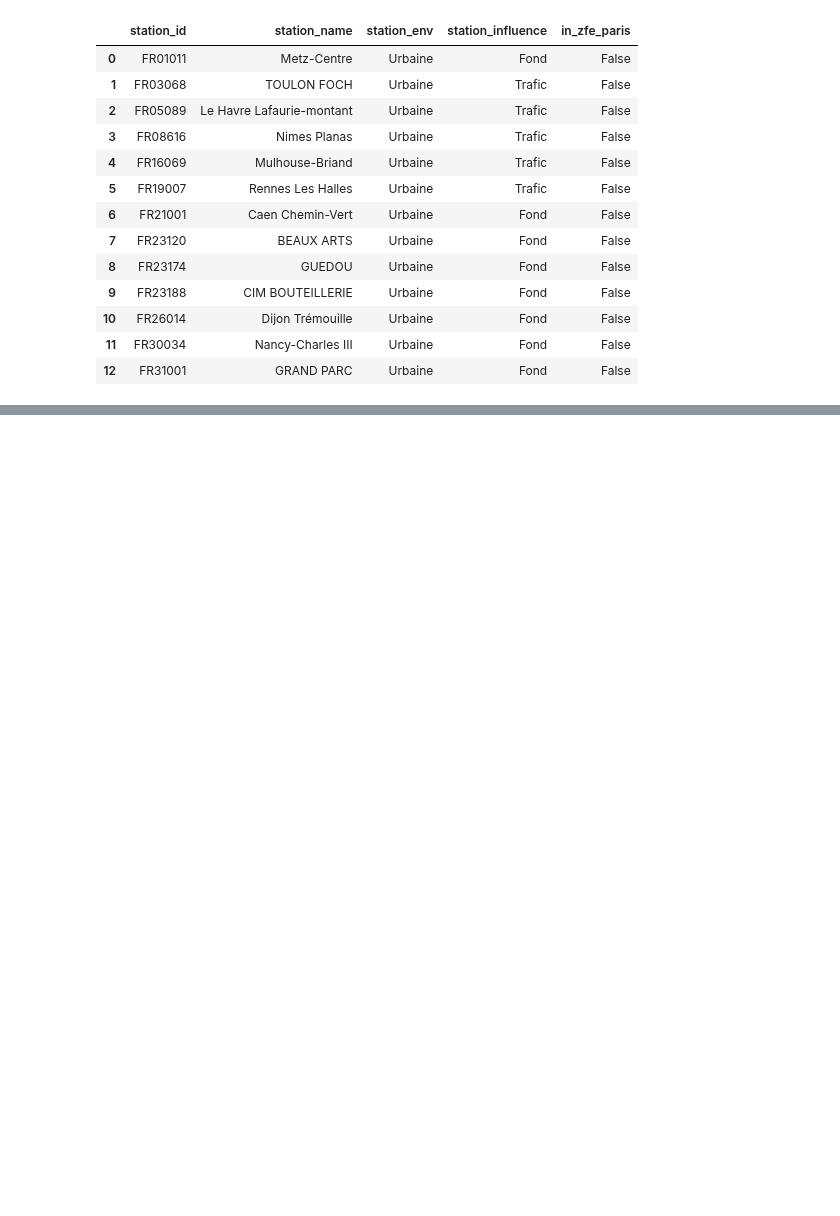
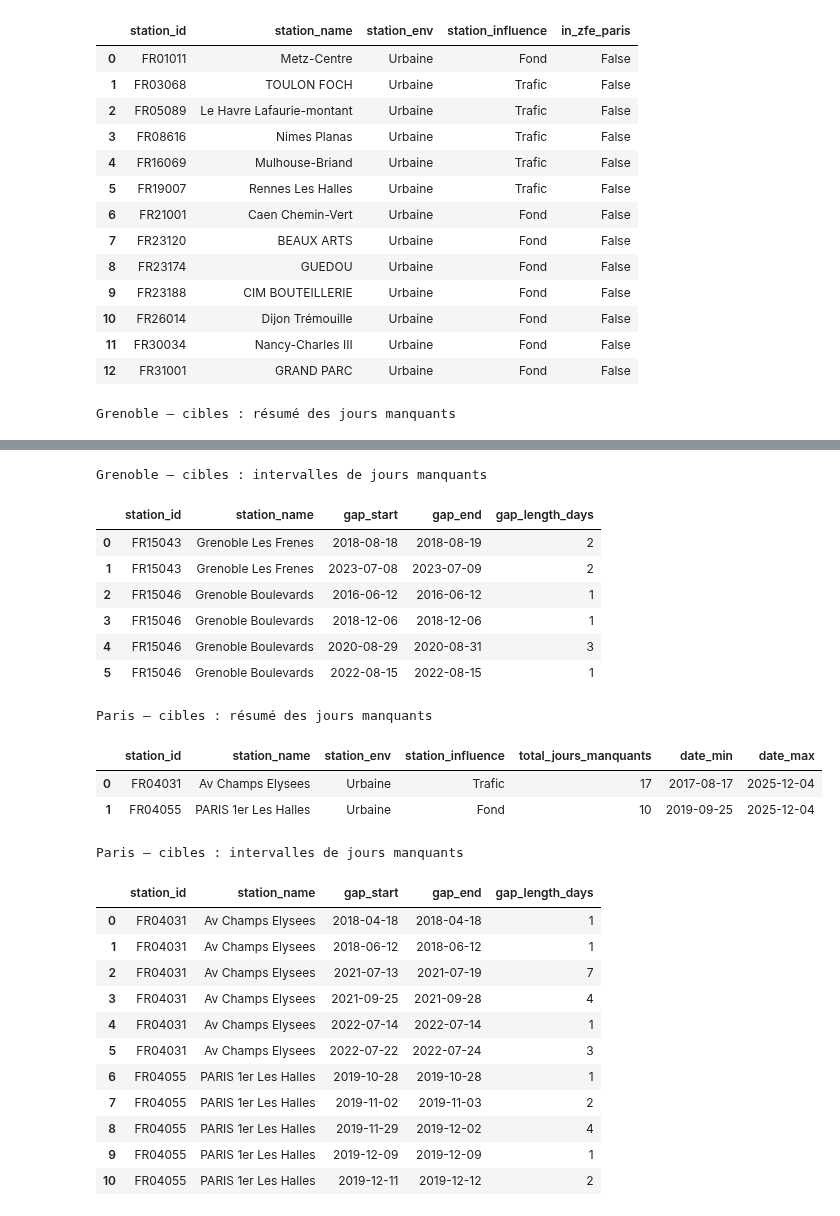
Before and after one commit to pasilvente/project_python_for_data_science_at_ENSAE_ZFE_ML_SCM, a Jupyter notebook: rapport_zfe.ipynb, the cells around one changed output, grey strips where cells are left out. Saved outputs shown, nothing was run; the diff lists cells and outputs as text; code cells hidden in the pictures; blank space fills up the shorter version.

```diff
--- a/rapport_zfe.ipynb
+++ b/rapport_zfe.ipynb
@@ -404,3 +402,32 @@ Donneurs Paris (journalier) : (35972, 9)
 | 10 | FR26014 | Dijon Trémouille | Urbaine | Fond | False |
 | 11 | FR30034 | Nancy-Charles III | Urbaine | Fond | False |
 | 12 | FR31001 | GRAND PARC | Urbaine | Fond | False |
+# %%
+# Cibles : Grenoble et Paris
+grenoble_target_path = DATA_DIR / "pollution_grenoble_no2_daily_clean.csv"
+paris_target_path = DATA_DIR / "pollution_paris_no2_daily_clean.csv"
+
+grenoble_target = pd.read_csv(grenoble_target_path)
+paris_target = pd.read_csv(paris_target_path)
+
+# Résumé des valeurs manquantes pour les cibles
+grenoble_target_missing_summary, grenoble_target_missing_gaps = summarize_missing_daily(
+    grenoble_target
+)
+paris_target_missing_summary, paris_target_missing_gaps = summarize_missing_daily(
+    paris_target
+)
+
+print("Grenoble – cibles : résumé des jours manquants")
+display(grenoble_target_missing_summary)
+
+print("Grenoble – cibles : intervalles de jours manquants")
+display(grenoble_target_missing_gaps)
+
+print("Paris – cibles : résumé des jours manquants")
+display(paris_target_missing_summary)
+
+print("Paris – cibles : intervalles de jours manquants")
+display(paris_target_missing_gaps)
+# %% [output]
+Grenoble – cibles : résumé des jours manquants
@@ -406,0 +437,25 @@ Donneurs Paris (journalier) : (35972, 9)
+Grenoble – cibles : intervalles de jours manquants
+|  | station_id | station_name | gap_start | gap_end | gap_length_days |
+| 0 | FR15043 | Grenoble Les Frenes | 2018-08-18 | 2018-08-19 | 2 |
+| 1 | FR15043 | Grenoble Les Frenes | 2023-07-08 | 2023-07-09 | 2 |
+| 2 | FR15046 | Grenoble Boulevards | 2016-06-12 | 2016-06-12 | 1 |
+| 3 | FR15046 | Grenoble Boulevards | 2018-12-06 | 2018-12-06 | 1 |
+| 4 | FR15046 | Grenoble Boulevards | 2020-08-29 | 2020-08-31 | 3 |
+| 5 | FR15046 | Grenoble Boulevards | 2022-08-15 | 2022-08-15 | 1 |
+Paris – cibles : résumé des jours manquants
+|  | station_id | station_name | station_env | station_influence | total_jours_manquants | date_min | date_max |
+| 0 | FR04031 | Av Champs Elysees | Urbaine | Trafic | 17 | 2017-08-17 | 2025-12-04 |
+| 1 | FR04055 | PARIS 1er Les Halles | Urbaine | Fond | 10 | 2019-09-25 | 2025-12-04 |
+Paris – cibles : intervalles de jours manquants
+|  | station_id | station_name | gap_start | gap_end | gap_length_days |
+| 0 | FR04031 | Av Champs Elysees | 2018-04-18 | 2018-04-18 | 1 |
+| 1 | FR04031 | Av Champs Elysees | 2018-06-12 | 2018-06-12 | 1 |
+| 2 | FR04031 | Av Champs Elysees | 2021-07-13 | 2021-07-19 | 7 |
+| 3 | FR04031 | Av Champs Elysees | 2021-09-25 | 2021-09-28 | 4 |
+| 4 | FR04031 | Av Champs Elysees | 2022-07-14 | 2022-07-14 | 1 |
+| 5 | FR04031 | Av Champs Elysees | 2022-07-22 | 2022-07-24 | 3 |
+| 6 | FR04055 | PARIS 1er Les Halles | 2019-10-28 | 2019-10-28 | 1 |
+| 7 | FR04055 | PARIS 1er Les Halles | 2019-11-02 | 2019-11-03 | 2 |
+| 8 | FR04055 | PARIS 1er Les Halles | 2019-11-29 | 2019-12-02 | 4 |
+| 9 | FR04055 | PARIS 1er Les Halles | 2019-12-09 | 2019-12-09 | 1 |
+| 10 | FR04055 | PARIS 1er Les Halles | 2019-12-11 | 2019-12-12 | 2 |
```
Also changed, not shown: parts of 7 cells of this notebook, 4 other files.
